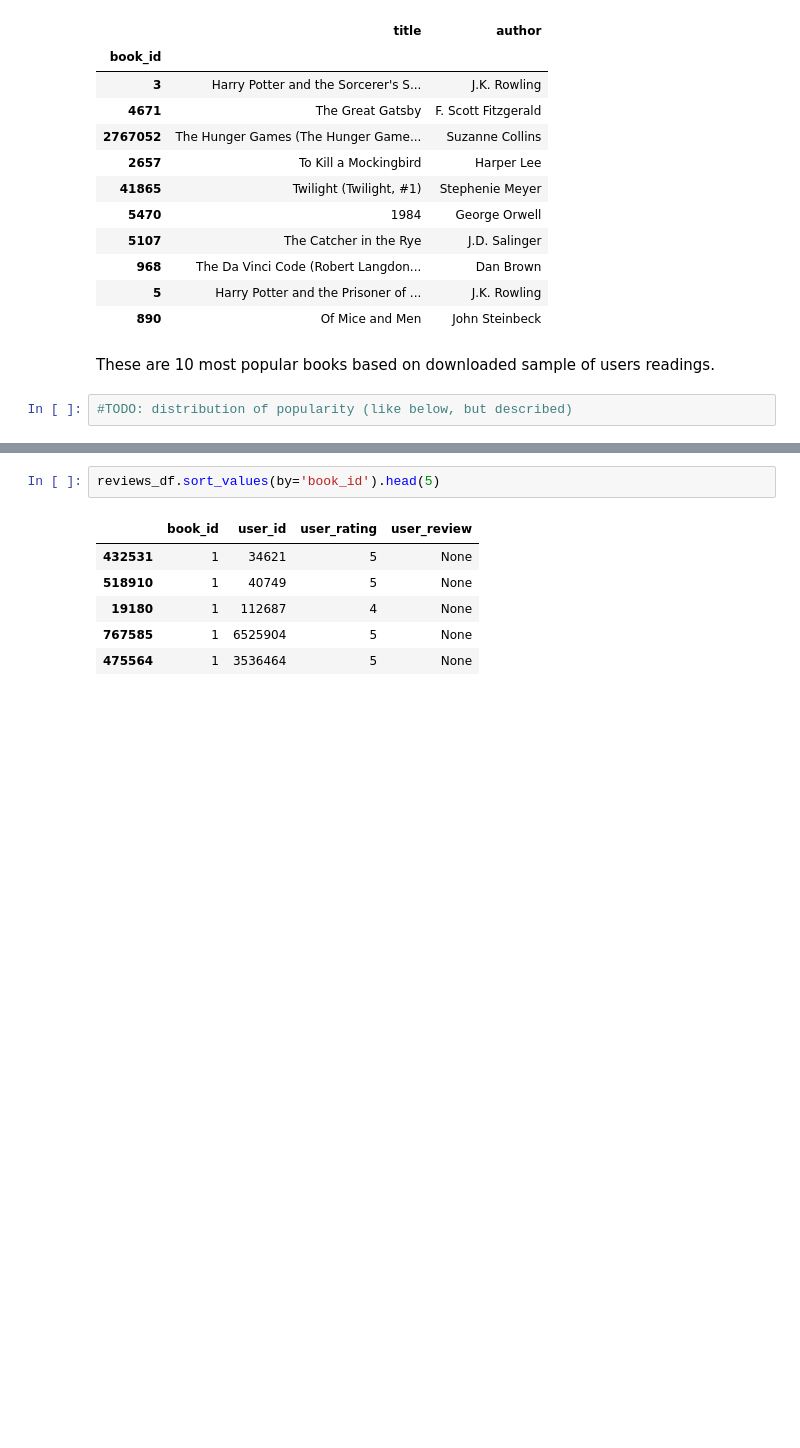
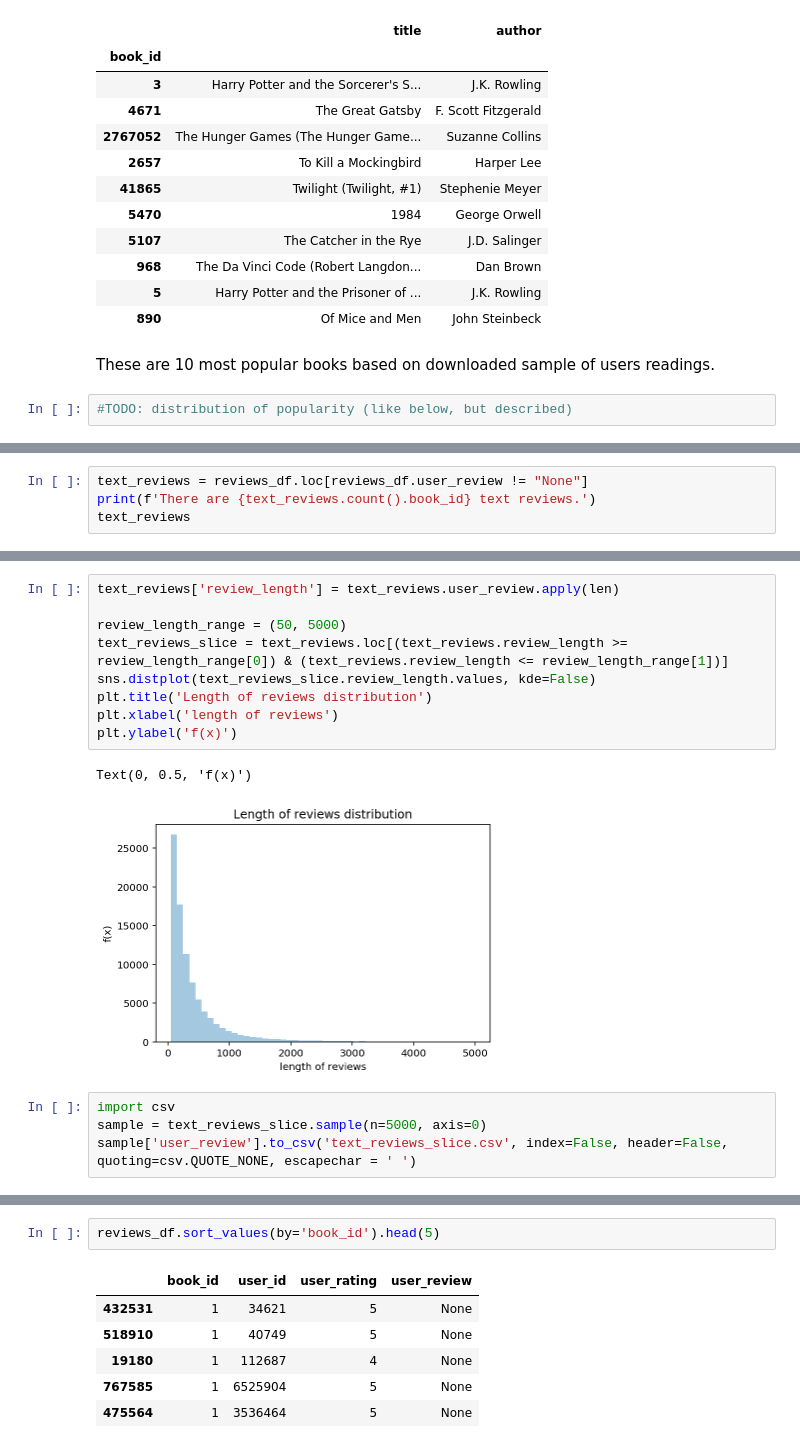
Before and after one commit to Stardust87/book-review-generator, a Jupyter notebook: modelling/Data Analysis.ipynb, the cells around one changed output, grey strips where cells are left out. Saved outputs shown, nothing was run; the diff lists cells and outputs as text; blank space fills up the shorter version.

```diff
--- a/modelling/Data Analysis.ipynb
+++ b/modelling/Data Analysis.ipynb
@@ -217,0 +220,4 @@ These are 10 most popular books based on downloaded sample of users readings.
+# %%
+text_reviews = reviews_df.loc[reviews_df.user_review != "None"]
+print(f'There are {text_reviews.count().book_id} text reviews.')
+text_reviews
@@ -217,0 +255,16 @@ These are 10 most popular books based on downloaded sample of users readings.
+# %%
+text_reviews['review_length'] = text_reviews.user_review.apply(len)
+
+review_length_range = (50, 5000)
+text_reviews_slice = text_reviews.loc[(text_reviews.review_length >= review_length_range[0]) & (text_reviews.review_length <= review_length_range[1])]
+sns.distplot(text_reviews_slice.review_length.values, kde=False)
+plt.title('Length of reviews distribution')
+plt.xlabel('length of reviews')
+plt.ylabel('f(x)')
+# %% [output]
+Text(0, 0.5, 'f(x)')
+[figure, added]
+# %%
+import csv
+sample = text_reviews_slice.sample(n=5000, axis=0)
+sample['user_review'].to_csv('text_reviews_slice.csv', index=False, header=False, quoting=csv.QUOTE_NONE, escapechar = ' ')
```
Also changed, not shown: parts of 6 cells of this notebook, 3 other files.
